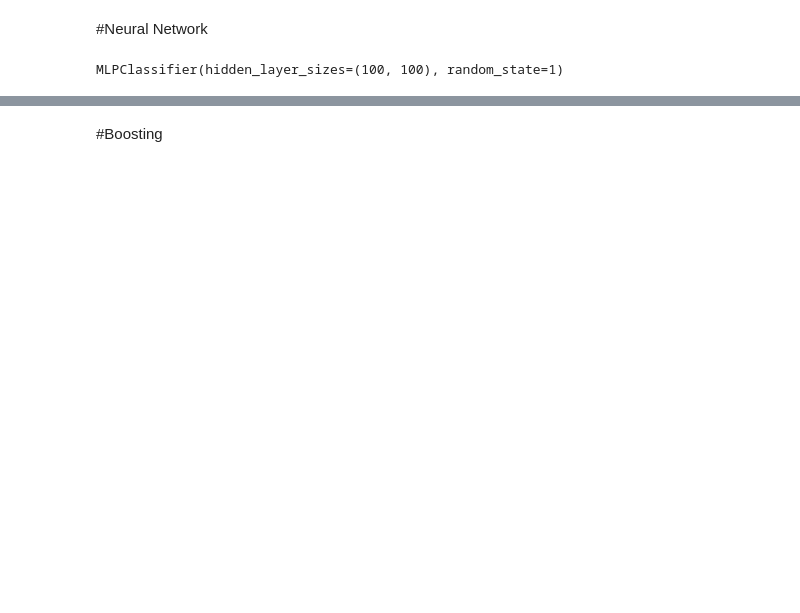
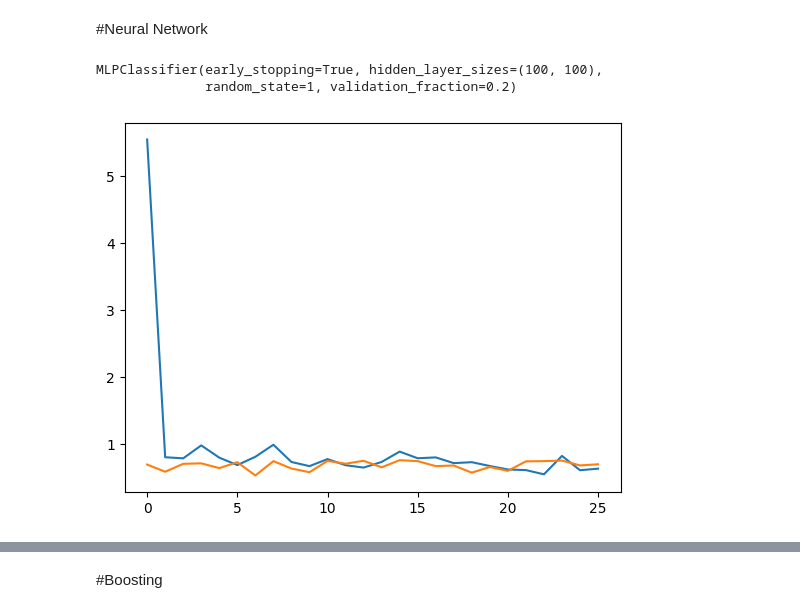
Before and after one commit to naralakamsani/supervised_learning, a Jupyter notebook: reservation_retention.ipynb, the cells around one changed output, grey strips where cells are left out. Saved outputs shown, nothing was run; the diff lists cells and outputs as text; code cells hidden in the pictures; blank space fills up the shorter version.

```diff
--- a/reservation_retention.ipynb
+++ b/reservation_retention.ipynb
@@ -269,10 +284,17 @@ weighted avg       0.88      0.88      0.88      7255
 # %% [markdown]
 #Neural Network
 # %%
-nn_model = MLPClassifier(random_state=1, hidden_layer_sizes=(100,100))
+nn_model = MLPClassifier(random_state=1, hidden_layer_sizes=(100,100), validation_fraction=0.2, early_stopping=True)
 nn_model.fit(x_train, y_train)
 # %% [output]
-MLPClassifier(hidden_layer_sizes=(100, 100), random_state=1)
+MLPClassifier(early_stopping=True, hidden_layer_sizes=(100, 100),
+              random_state=1, validation_fraction=0.2)
+# %%
+plt.plot(nn_model.loss_curve_)
+plt.plot(nn_model.validation_scores_)
+plt.show()
+# %% [output]
+[figure, added]
 # %%
 y_pred = nn_model.predict(x_test)
 print("Classification Report:\n", classification_report(y_test, y_pred))
```
Also changed, not shown: parts of 14 cells of this notebook.
